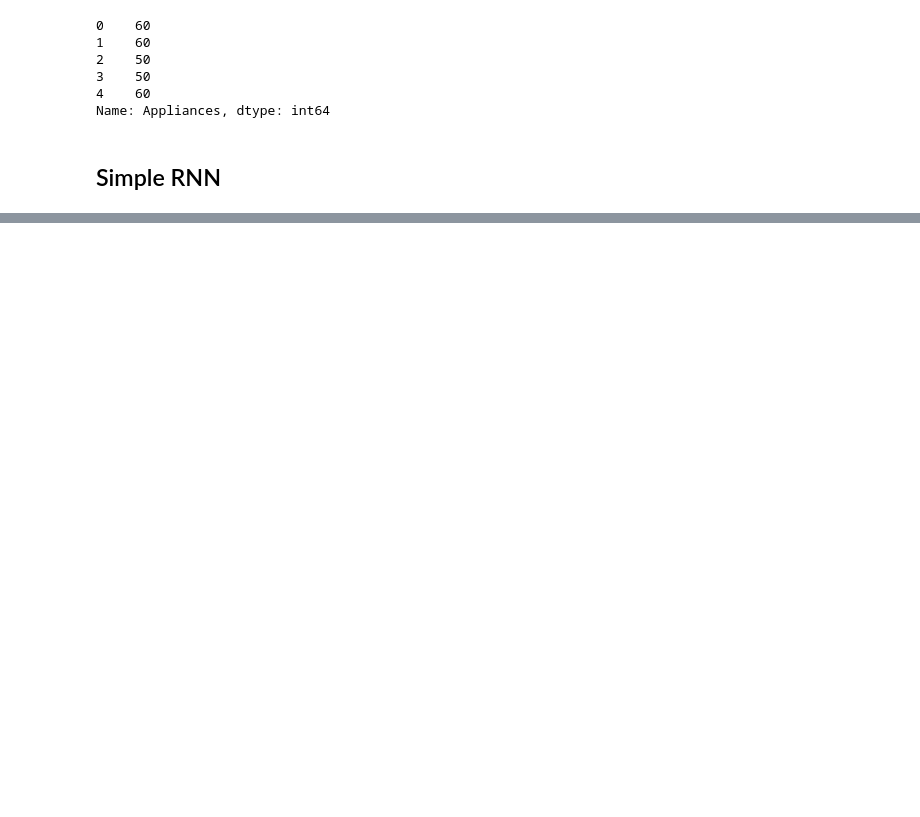
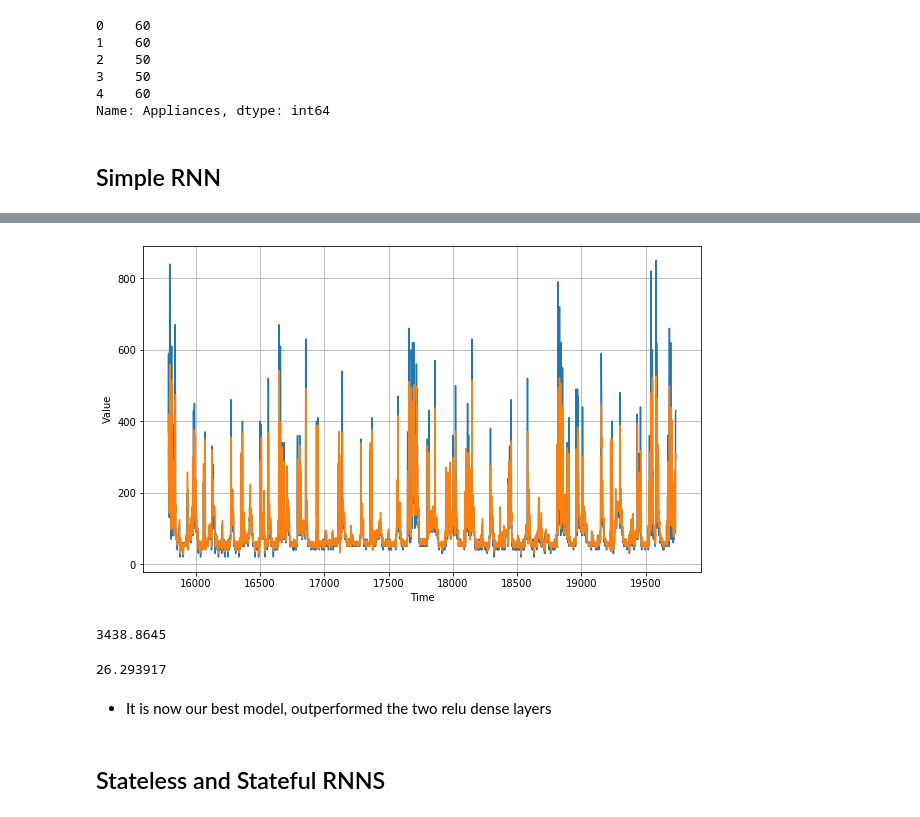
Before and after one commit to ItamarRocha/Machine-Learning-and-Data-Analysis, a Jupyter notebook: TimeSeries/code4_recurrentNN.ipynb, the cells around one changed output, grey strips where cells are left out. Cells and saved outputs as stored; diff of their text form; code cells hidden in the pictures; blank space fills up the shorter version.

Commit message:
Recurrent RNN Tensorflow time series forecasting

```diff
--- a/TimeSeries/code4_recurrentNN.ipynb
+++ b/TimeSeries/code4_recurrentNN.ipynb
@@ -77,0 +176,25 @@ train_set = window_dataset
+# %%
+model = keras.models.load_model("best_model.h5")
+# %%
+rnn_forecast = model_forecast(
+    model,
+    series[split_time - window_size:-1],
+    window_size)[:, 0]
+# %%
+plt.figure(figsize=(10, 6))
+plot_series(time_valid, x_valid)
+plot_series(time_valid, rnn_forecast)
+# %% [output]
+[figure, added]
+# %%
+keras.metrics.mean_squared_error(x_valid, rnn_forecast).numpy()
+# %% [output]
+3438.8645
+# %%
+keras.metrics.mean_absolute_error(x_valid, rnn_forecast).numpy()
+# %% [output]
+26.293917
+# %% [markdown]
+* It is now our best model, outperformed the two relu dense layers
+# %% [markdown]
+## Stateless and Stateful RNNS
```
Also changed, not shown: parts of 11 cells of this notebook, 1 other file.
